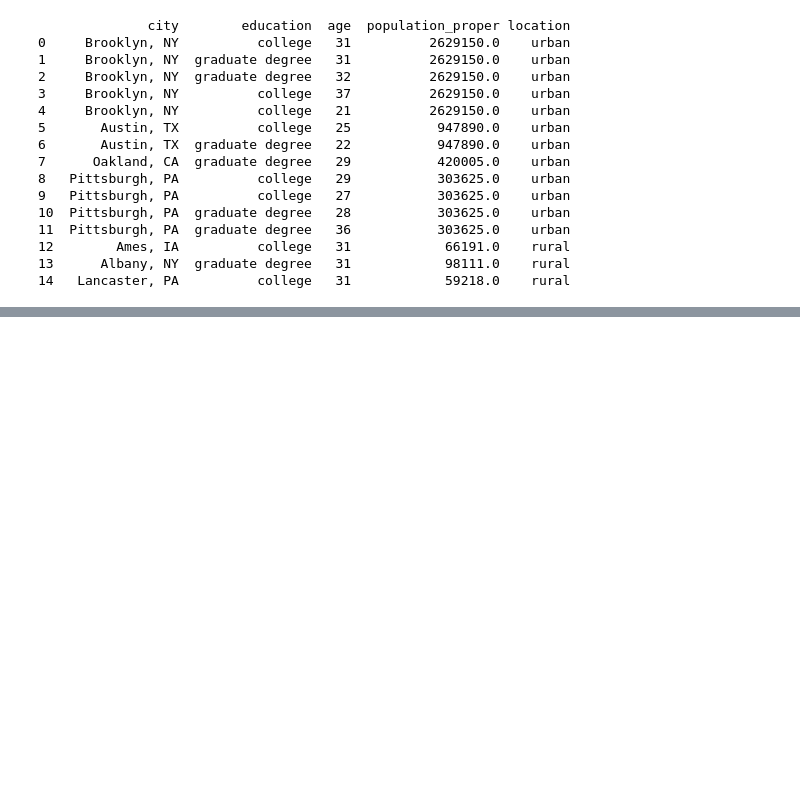
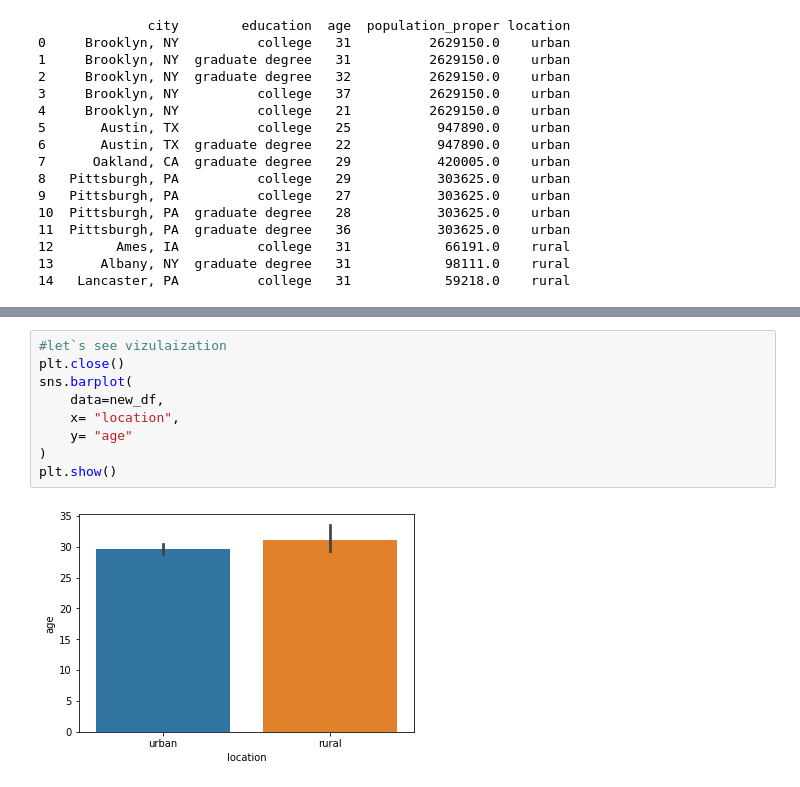
Before and after one commit to adrianberski/G00387825-gmit.ie---Adrian-Berski, a Jupyter notebook: Programming_ for_ Data_Analysis/Project/A_real-world_phenomenon.ipynb, the cells around one changed output, grey strips where cells are left out. Drawn from its saved outputs; the diff is of its cells as text; blank space fills up the shorter version.

```diff
--- a/Programming_ for_ Data_Analysis/Project/A_real-world_phenomenon.ipynb
+++ b/Programming_ for_ Data_Analysis/Project/A_real-world_phenomenon.ipynb
@@ -120,0 +151,11 @@ It can be done by teo iots not doc yet !!!
+# %%
+#let`s see vizulaization
+plt.close()
+sns.barplot(
+    data=new_df,
+    x= "location",
+    y= "age"
+)
+plt.show()
+# %% [output]
+[figure, added]
```
Also changed, not shown: parts of 5 cells of this notebook.
